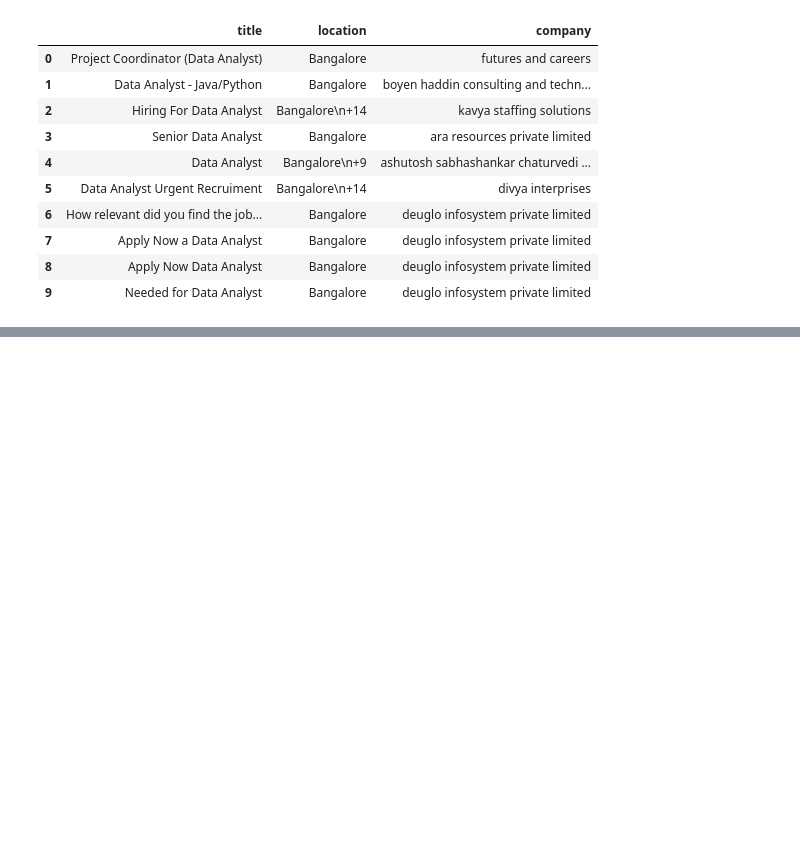
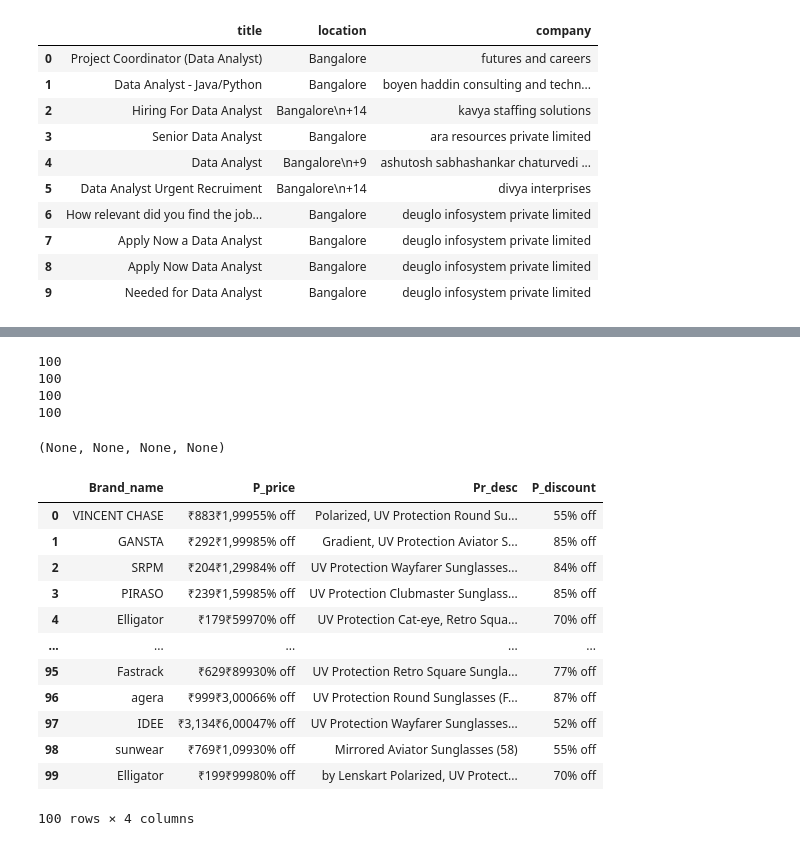
Before and after one commit to Deepti0092/flipnrobo-internship-DS2307, a Jupyter notebook: webscrapping/Webscraping Assignment-2_SOLVED.ipynb, the cells around one changed output, grey strips where cells are left out. Cells and saved outputs as stored; diff of their text form; code cells hidden in the pictures; blank space fills up the shorter version.

```diff
--- a/webscrapping/Webscraping Assignment-2_SOLVED.ipynb
+++ b/webscrapping/Webscraping Assignment-2_SOLVED.ipynb
@@ -388,0 +599,4 @@ jobs
+# %%
+web_driver=webdriver.Chrome(r"C:\Learning\FLIPNROBO\chromedriver-win64\chromedriver.exe")
+url_f = "https://www.flipkart.com/"
+web_driver.get(url_f)
@@ -388,0 +619,61 @@ jobs
+# %%
+glass_name=[]
+Price=[]
+Pr_desc=[]
+Discount=[]
+# %%
+for i in range(3):
+    glass= web_driver.find_elements_by_xpath("//div[@class='_2WkVRV']")
+    p_desc =web_driver.find_elements_by_xpath("//a[@class='IRpwTa']")
+    price = web_driver.find_elements_by_xpath("//div[@class='_25b18c']")
+    discount= web_driver.find_elements_by_xpath("//div[@class='_3Ay6Sb']")
+
+    for j in  glass:
+         glass_name.append(j.text)
+    glass_name[:100]
+
+
+
+    for k in p_desc:
+        P_desc.append(k.text)
+    P_desc[:100]
+
+
+    for l in price:
+        Price.append(l.text)
+    Price[:100]
+
+
+    for t in discount:
+        Discount.append(t.text)
+    Discount[:100]
+# %%
+print(len( glass_name[:100])),print(len(Price[:100])),print(len(P_desc[:100])),print(len(Discount[:100]))
+# %% [output]
+100
+100
+100
+100
+(None, None, None, None)
+# %%
+#create dataframe
+sun_glass=pd.DataFrame({})
+sun_glass['Brand_name']=glass_name[:100]
+sun_glass['P_price']=Price[:100]
+sun_glass['Pr_desc']=P_desc[:100]
+sun_glass['P_discount']=Discount[:100]
+sun_glass
+# %% [output]
+|  | Brand_name | P_price | Pr_desc | P_discount |
+| 0 | VINCENT CHASE | ₹883₹1,99955% off | Polarized, UV Protection Round Su... | 55% off |
+| 1 | GANSTA | ₹292₹1,99985% off | Gradient, UV Protection Aviator S... | 85% off |
+| 2 | SRPM | ₹204₹1,29984% off | UV Protection Wayfarer Sunglasses... | 84% off |
+| 3 | PIRASO | ₹239₹1,59985% off | UV Protection Clubmaster Sunglass... | 85% off |
+| 4 | Elligator | ₹179₹59970% off | UV Protection Cat-eye, Retro Squa... | 70% off |
+| ... | ... | ... | ... | ... |
+| 95 | Fastrack | ₹629₹89930% off | UV Protection Retro Square Sungla... | 77% off |
+| 96 | agera | ₹999₹3,00066% off | UV Protection Round Sunglasses (F... | 87% off |
+| 97 | IDEE | ₹3,134₹6,00047% off | UV Protection Wayfarer Sunglasses... | 52% off |
+| 98 | sunwear | ₹769₹1,09930% off | Mirrored Aviator Sunglasses (58) | 55% off |
+| 99 | Elligator | ₹199₹99980% off | by Lenskart Polarized, UV Protect... | 70% off |
+100 rows × 4 columns
```
Also changed, not shown: parts of 68 cells of this notebook.
